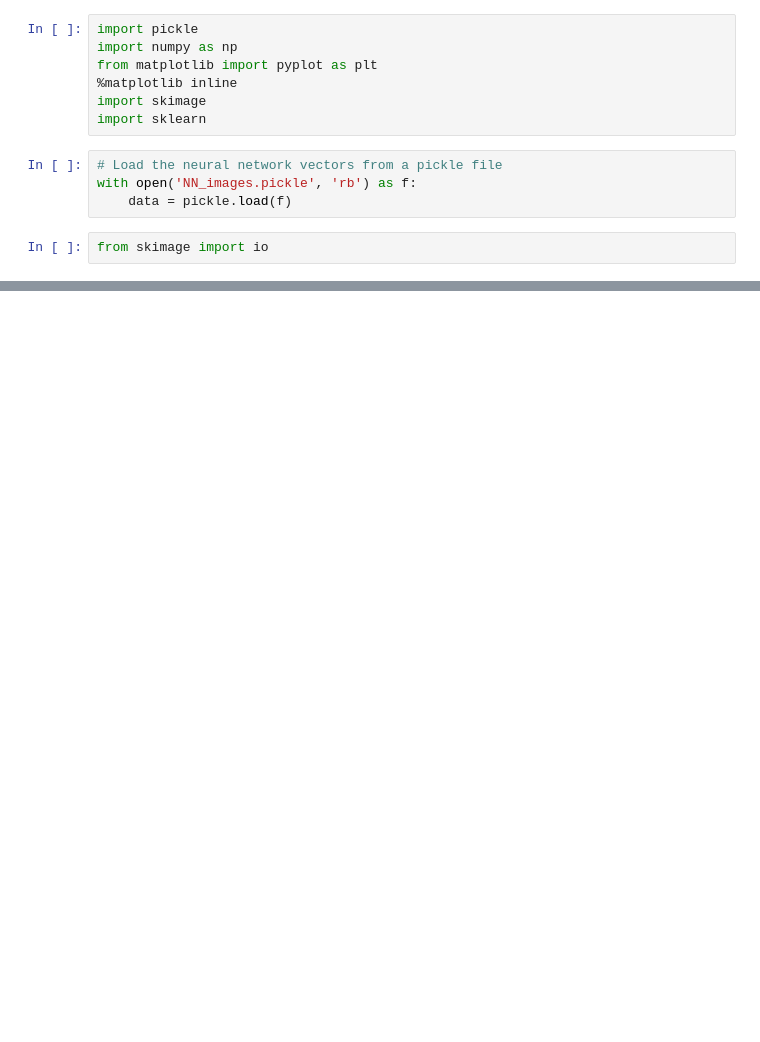
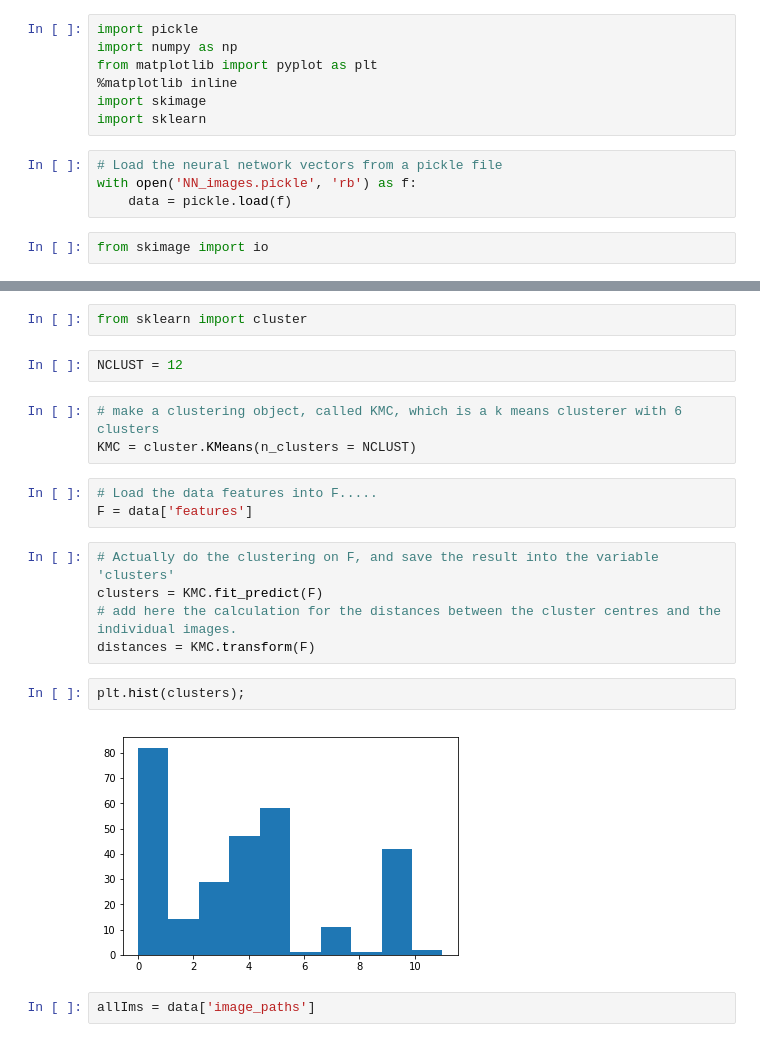
Before and after one commit to leoimpett/esu2018, a Jupyter notebook: 5. Clustering NN/cluster NN.ipynb, the cells around one changed output, grey strips where cells are left out. Cells and saved outputs as stored; diff of their text form; blank space fills up the shorter version.

Commit message:
clusterNN

```diff
--- a/5. Clustering NN/cluster NN.ipynb
+++ b/5. Clustering NN/cluster NN.ipynb
@@ -18,0 +14,21 @@ plt.imshow(io.imread(data['image_paths'][2] ))
+# %%
+from sklearn import cluster
+# %%
+NCLUST = 12
+# %%
+# make a clustering object, called KMC, which is a k means clusterer with 6 clusters
+KMC = cluster.KMeans(n_clusters = NCLUST)
+# %%
+# Load the data features into F.....
+F = data['features']
+# %%
+# Actually do the clustering on F, and save the result into the variable 'clusters'
+clusters = KMC.fit_predict(F)
+# add here the calculation for the distances between the cluster centres and the individual images.
+distances = KMC.transform(F)
+# %%
+plt.hist(clusters);
+# %% [output]
+[figure, added]
+# %%
+allIms = data['image_paths']
```
Also changed, not shown: parts of 6 cells of this notebook.
